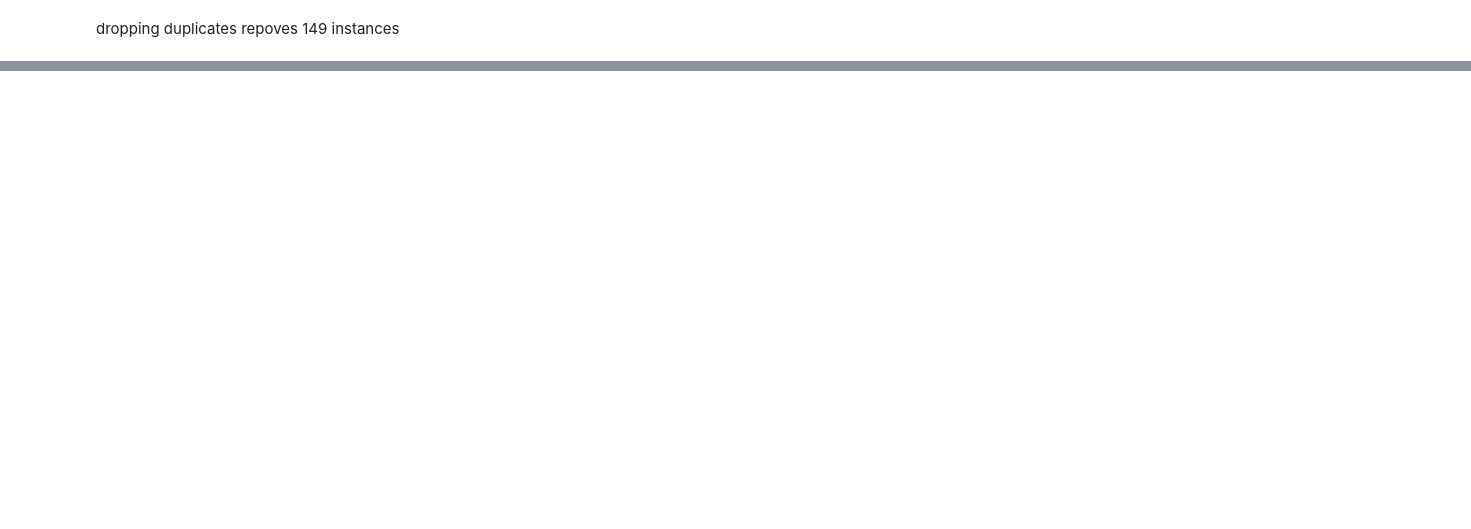
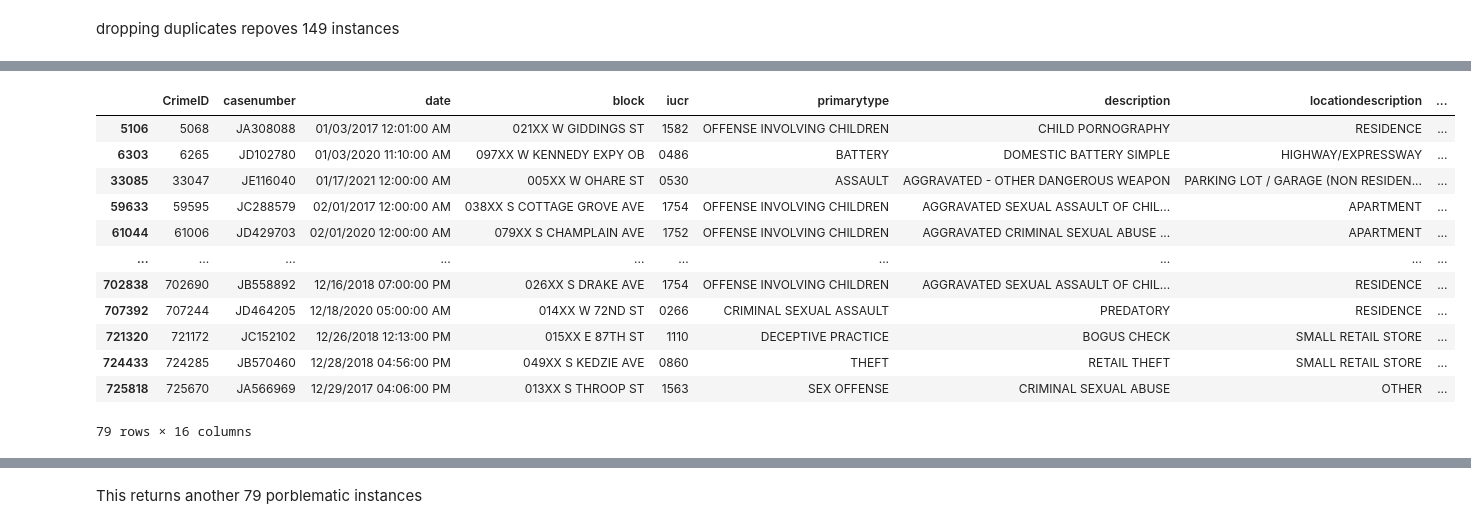
Before and after one commit to AngeloBarisano/data_management_and_ethics, a Jupyter notebook: Code/datacleaning.ipynb, the cells around one changed output, grey strips where cells are left out. Cells and saved outputs as stored; diff of their text form; code cells hidden in the pictures; blank space fills up the shorter version.

```diff
--- a/Code/datacleaning.ipynb
+++ b/Code/datacleaning.ipynb
@@ -125,0 +256,17 @@ string is na: '', ' ',"N/A"
+# %%
+# 2) now check where the first two digits of beat_ does NOT comply with the two digits of district_
+df[df.beat_.str[:2] != df.district_]
+# %% [output]
+|  | CrimeID | casenumber | date | block | iucr | primarytype | description | locationdescription | ... |
+| 5106 | 5068 | JA308088 | 01/03/2017 12:01:00 AM | 021XX W GIDDINGS ST | 1582 | OFFENSE INVOLVING CHILDREN | CHILD PORNOGRAPHY | RESIDENCE | ... |
+| 6303 | 6265 | JD102780 | 01/03/2020 11:10:00 AM | 097XX W KENNEDY EXPY OB | 0486 | BATTERY | DOMESTIC BATTERY SIMPLE | HIGHWAY/EXPRESSWAY | ... |
+| 33085 | 33047 | JE116040 | 01/17/2021 12:00:00 AM | 005XX W OHARE ST | 0530 | ASSAULT | AGGRAVATED - OTHER DANGEROUS WEAPON | PARKING LOT / GARAGE (NON RESIDEN... | ... |
+| 59633 | 59595 | JC288579 | 02/01/2017 12:00:00 AM | 038XX S COTTAGE GROVE AVE | 1754 | OFFENSE INVOLVING CHILDREN | AGGRAVATED SEXUAL ASSAULT OF CHIL... | APARTMENT | ... |
+| 61044 | 61006 | JD429703 | 02/01/2020 12:00:00 AM | 079XX S CHAMPLAIN AVE | 1752 | OFFENSE INVOLVING CHILDREN | AGGRAVATED CRIMINAL SEXUAL ABUSE ... | APARTMENT | ... |
+| ... | ... | ... | ... | ... | ... | ... | ... | ... | ... |
+| 702838 | 702690 | JB558892 | 12/16/2018 07:00:00 PM | 026XX S DRAKE AVE | 1754 | OFFENSE INVOLVING CHILDREN | AGGRAVATED SEXUAL ASSAULT OF CHIL... | RESIDENCE | ... |
+| 707392 | 707244 | JD464205 | 12/18/2020 05:00:00 AM | 014XX W 72ND ST | 0266 | CRIMINAL SEXUAL ASSAULT | PREDATORY | RESIDENCE | ... |
+| 721320 | 721172 | JC152102 | 12/26/2018 12:13:00 PM | 015XX E 87TH ST | 1110 | DECEPTIVE PRACTICE | BOGUS CHECK | SMALL RETAIL STORE | ... |
+| 724433 | 724285 | JB570460 | 12/28/2018 04:56:00 PM | 049XX S KEDZIE AVE | 0860 | THEFT | RETAIL THEFT | SMALL RETAIL STORE | ... |
+| 725818 | 725670 | JA566969 | 12/29/2017 04:06:00 PM | 013XX S THROOP ST | 1563 | SEX OFFENSE | CRIMINAL SEXUAL ABUSE | OTHER | ... |
+79 rows × 16 columns
@@ -125,0 +274,2 @@ string is na: '', ' ',"N/A"
+# %% [markdown]
+This returns another 79 porblematic instances
```
Also changed, not shown: parts of 44 cells of this notebook, 3 other files.
